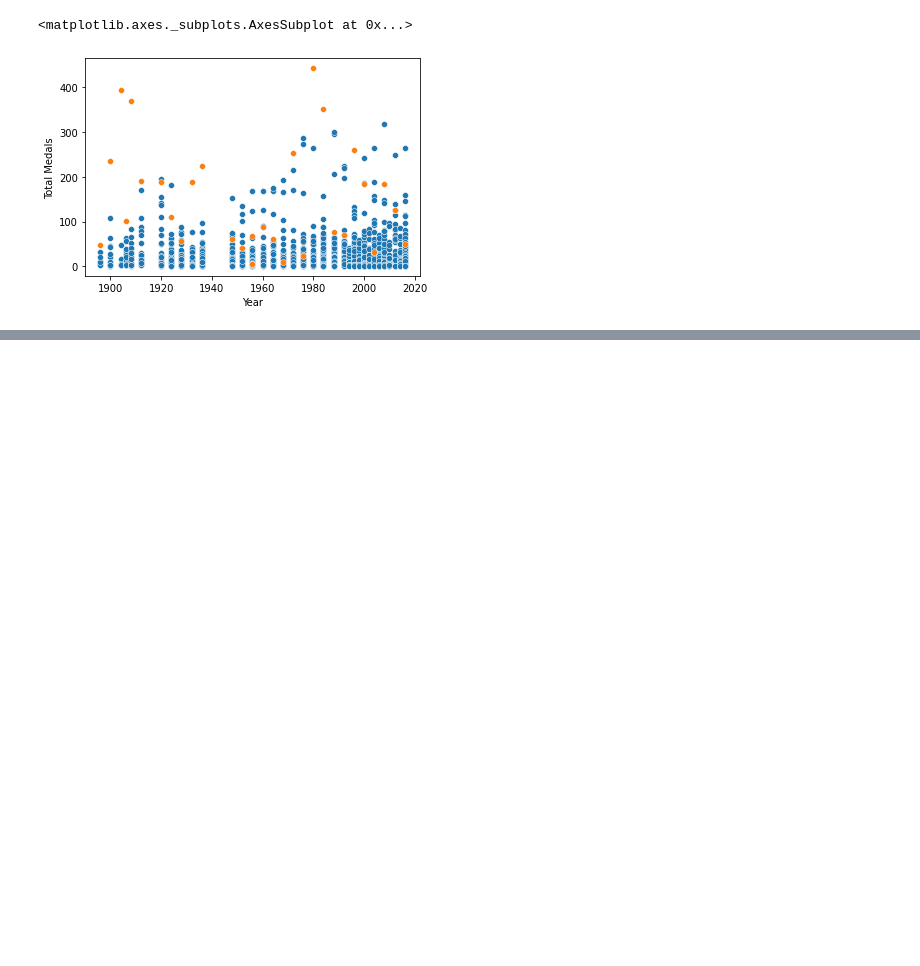
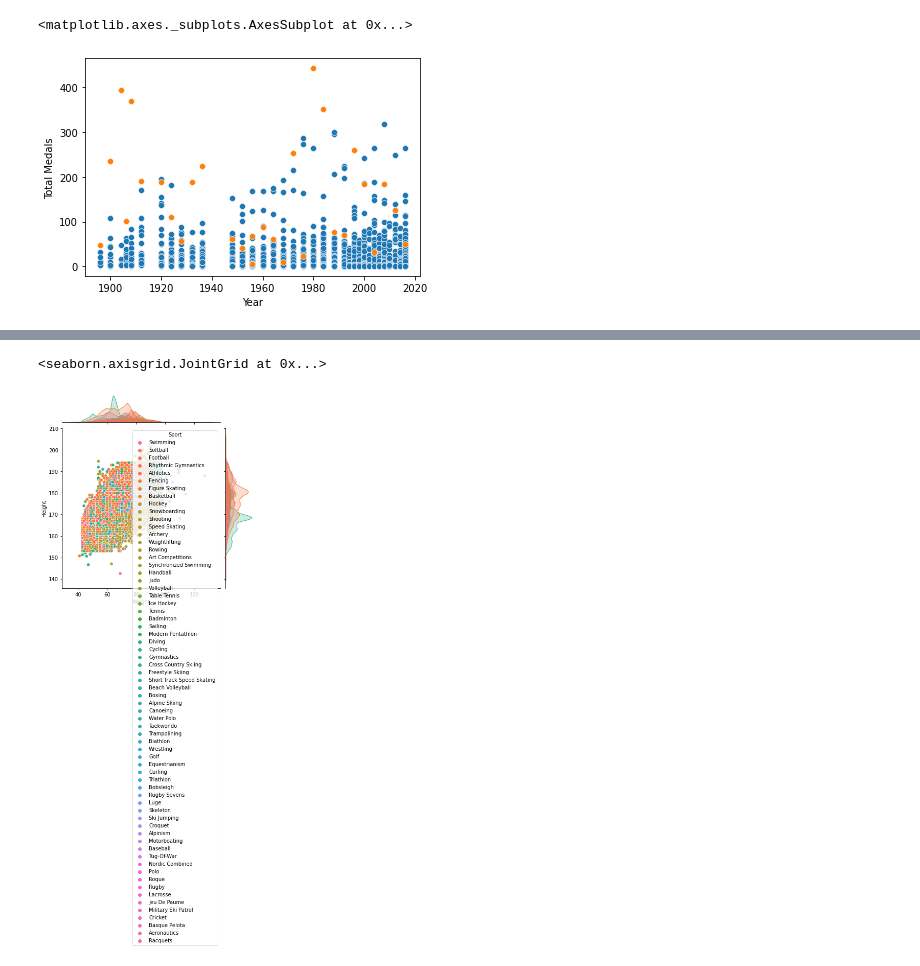
Before and after one commit to Nourankh20/Data-Visualization, a Jupyter notebook: Visualization.ipynb, the cells around one changed output, grey strips where cells are left out. Drawn from its saved outputs; the diff is of its cells as text; code cells hidden in the pictures; blank space fills up the shorter version.

```diff
--- a/Visualization.ipynb
+++ b/Visualization.ipynb
@@ -731,0 +748,5 @@ plt.show()
+# %%
+sns.jointplot(data=Olympics_data_cleaned, x="Weight", y="Height", hue="Sport")
+# %% [output]
+<seaborn.axisgrid.JointGrid at 0x...>
+[figure, added]
```
Also changed, not shown: parts of 17 cells of this notebook.
